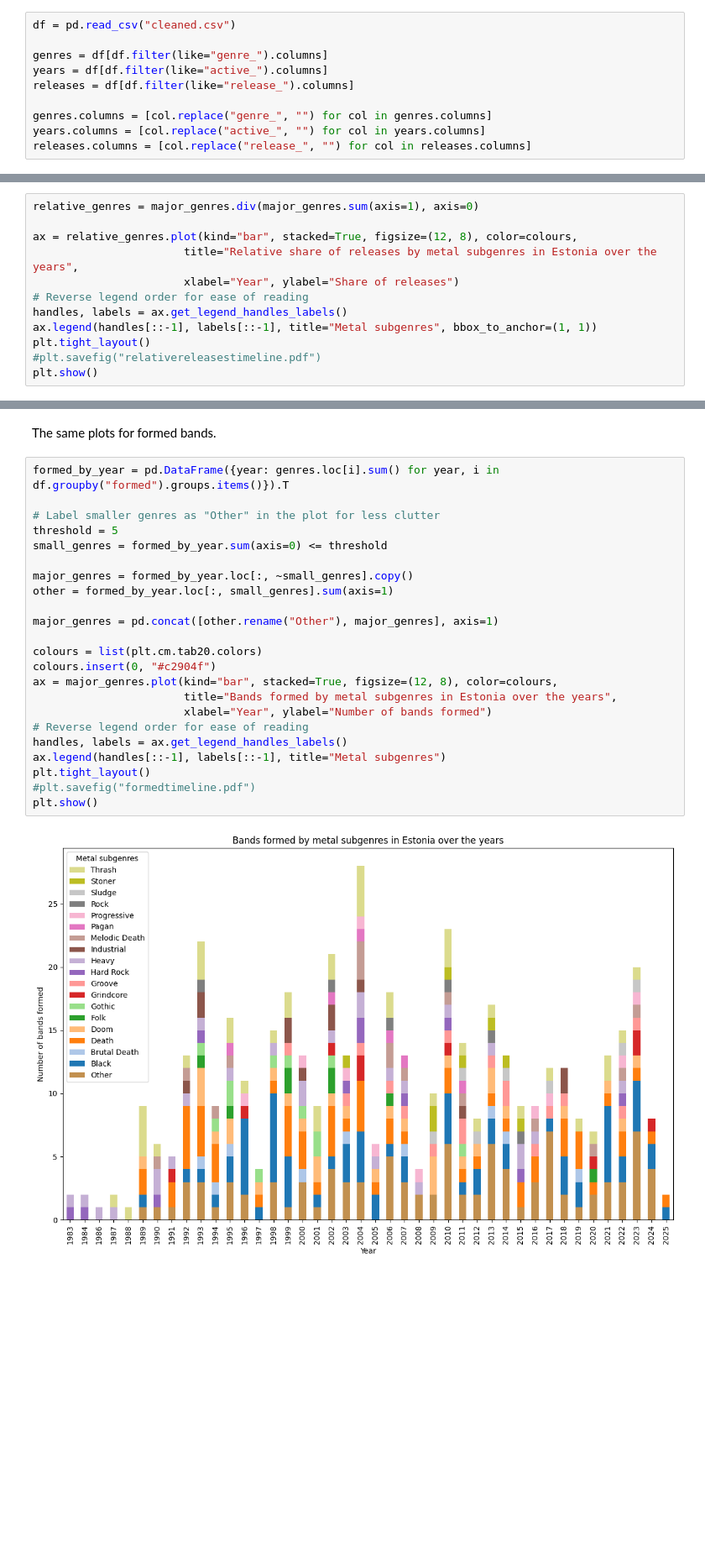
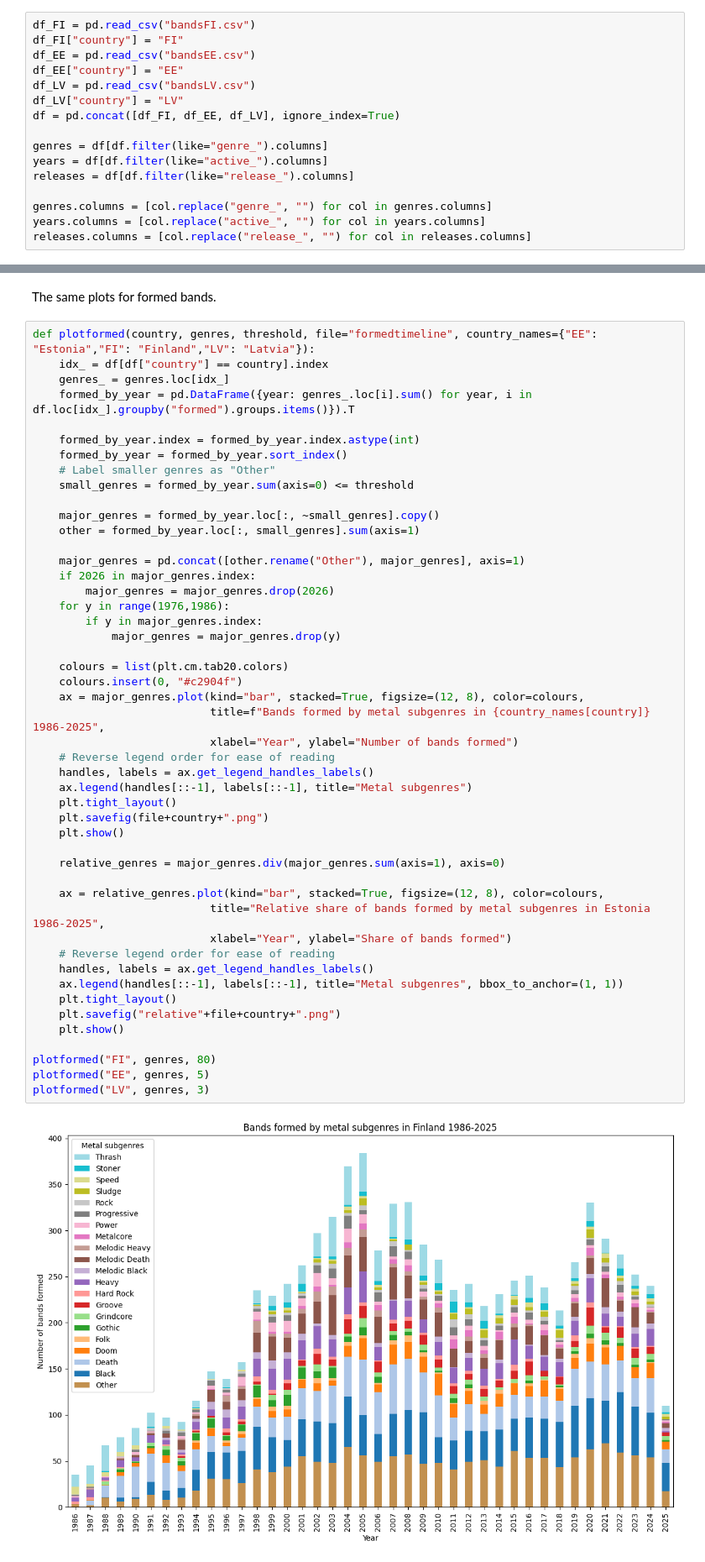
Before and after one commit to PeeterPulber/IDS2025-B14, a Jupyter notebook: plotting.ipynb, the cells around one changed output, grey strips where cells are left out. Shown: that part at 84% size. Cells and saved outputs as stored; diff of their text form; blank space fills up the shorter version.

Commit message:
More plotting

```diff
--- a/plotting.ipynb
+++ b/plotting.ipynb
@@ -8,5 +8,11 @@ Read data from file, extract the columns of interest, and remove prefixes from t
 # %%
-df = pd.read_csv("cleaned.csv")
+df_FI = pd.read_csv("bandsFI.csv")
+df_FI["country"] = "FI"
+df_EE = pd.read_csv("bandsEE.csv")
+df_EE["country"] = "EE"
+df_LV = pd.read_csv("bandsLV.csv")
+df_LV["country"] = "LV"
+df = pd.concat([df_FI, df_EE, df_LV], ignore_index=True)
 
 genres = df[df.filter(like="genre_").columns]
 years = df[df.filter(like="active_").columns]
@@ -90,12 +146,0 @@ plt.show()
-# %%
-relative_genres = major_genres.div(major_genres.sum(axis=1), axis=0)
-
-ax = relative_genres.plot(kind="bar", stacked=True, figsize=(12, 8), color=colours,
-                       title="Relative share of releases by metal subgenres in Estonia over the years",
-                       xlabel="Year", ylabel="Share of releases")
-# Reverse legend order for ease of reading
-handles, labels = ax.get_legend_handles_labels()
-ax.legend(handles[::-1], labels[::-1], title="Metal subgenres", bbox_to_anchor=(1, 1))
-plt.tight_layout()
-#plt.savefig("relativereleasestimeline.pdf")
-plt.show()
@@ -104,27 +147,52 @@ plt.show()
 # %% [markdown]
 The same plots for formed bands.
 # %%
-formed_by_year = pd.DataFrame({year: genres.loc[i].sum() for year, i in df.groupby("formed").groups.items()}).T
+def plotformed(country, genres, threshold, file="formedtimeline", country_names={"EE": "Estonia","FI": "Finland","LV": "Latvia"}):
+    idx_ = df[df["country"] == country].index
+    genres_ = genres.loc[idx_]
+    formed_by_year = pd.DataFrame({year: genres_.loc[i].sum() for year, i in df.loc[idx_].groupby("formed").groups.items()}).T
 
-# Label smaller genres as "Other" in the plot for less clutter
-threshold = 5
-small_genres = formed_by_year.sum(axis=0) <= threshold
+    formed_by_year.index = formed_by_year.index.astype(int)
+    formed_by_year = formed_by_year.sort_index()
+    # Label smaller genres as "Other"
+    small_genres = formed_by_year.sum(axis=0) <= threshold
 
-major_genres = formed_by_year.loc[:, ~small_genres].copy()
-other = formed_by_year.loc[:, small_genres].sum(axis=1)
+    major_genres = formed_by_year.loc[:, ~small_genres].copy()
+    other = formed_by_year.loc[:, small_genres].sum(axis=1)
 
-major_genres = pd.concat([other.rename("Other"), major_genres], axis=1)
+    major_genres = pd.concat([other.rename("Other"), major_genres], axis=1)
+    if 2026 in major_genres.index:
+        major_genres = major_genres.drop(2026)
+    for y in range(1976,1986):
+        if y in major_genres.index:
+            major_genres = major_genres.drop(y)
 
-colours = list(plt.cm.tab20.colors)
-colours.insert(0, "#c2904f")
-ax = major_genres.plot(kind="bar", stacked=True, figsize=(12, 8), color=colours,
-                       title="Bands formed by metal subgenres in Estonia over the years",
-                       xlabel="Year", ylabel="Number of bands formed")
-# Reverse legend order for ease of reading
-handles, labels = ax.get_legend_handles_labels()
-ax.legend(handles[::-1], labels[::-1], title="Metal subgenres")
-plt.tight_layout()
-#plt.savefig("formedtimeline.pdf")
-plt.show()
+    colours = list(plt.cm.tab20.colors)
+    colours.insert(0, "#c2904f")
+    ax = major_genres.plot(kind="bar", stacked=True, figsize=(12, 8), color=colours,
+                           title=f"Bands formed by metal subgenres in {country_names[country]} 1986-2025",
+                           xlabel="Year", ylabel="Number of bands formed")
+    # Reverse legend order for ease of reading
+    handles, labels = ax.get_legend_handles_labels()
+    ax.legend(handles[::-1], labels[::-1], title="Metal subgenres")
+    plt.tight_layout()
+    plt.savefig(file+country+".png")
+    plt.show()
+
+    relative_genres = major_genres.div(major_genres.sum(axis=1), axis=0)
+
+    ax = relative_genres.plot(kind="bar", stacked=True, figsize=(12, 8), color=colours,
+                           title="Relative share of bands formed by metal subgenres in Estonia 1986-2025",
+                           xlabel="Year", ylabel="Share of bands formed")
+    # Reverse legend order for ease of reading
+    handles, labels = ax.get_legend_handles_labels()
+    ax.legend(handles[::-1], labels[::-1], title="Metal subgenres", bbox_to_anchor=(1, 1))
+    plt.tight_layout()
+    plt.savefig("relative"+file+country+".png")
+    plt.show()
+
+plotformed("FI", genres, 80)
+plotformed("EE", genres, 5)
+plotformed("LV", genres, 3)
 # %% [output]
-[figure, old version]
+[figure, new version]
```
Also changed, not shown: parts of 9 cells of this notebook, 2 other files.
